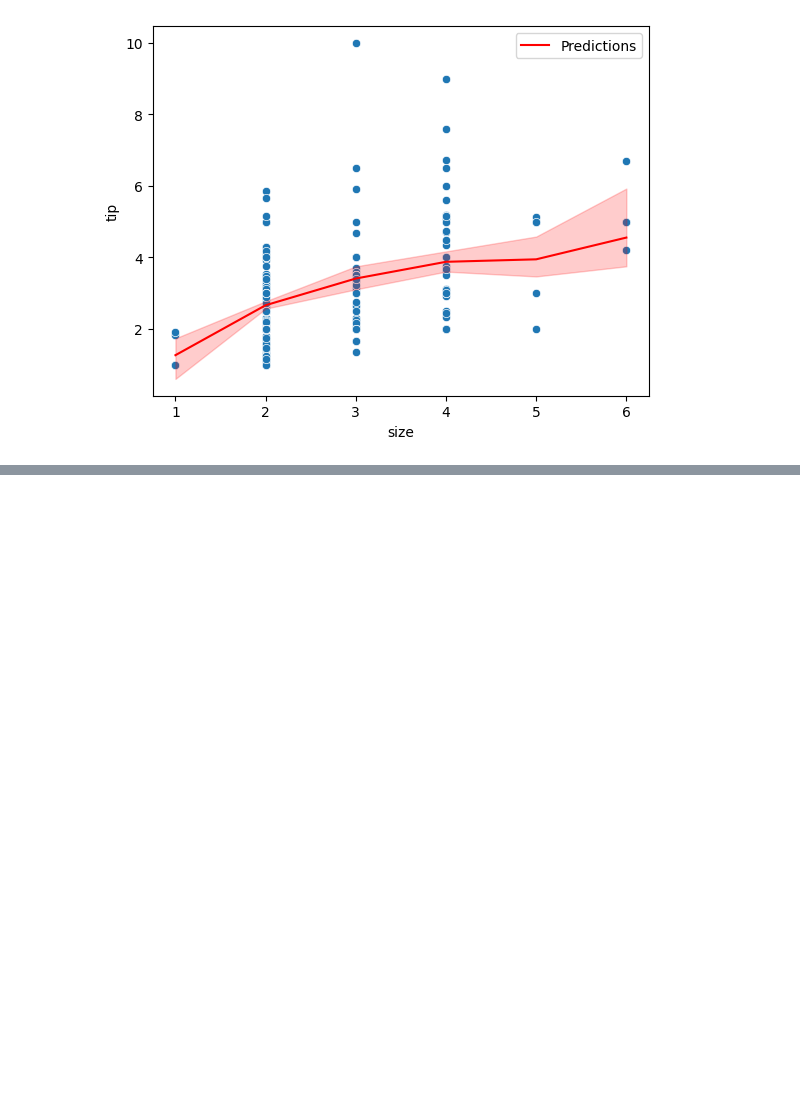
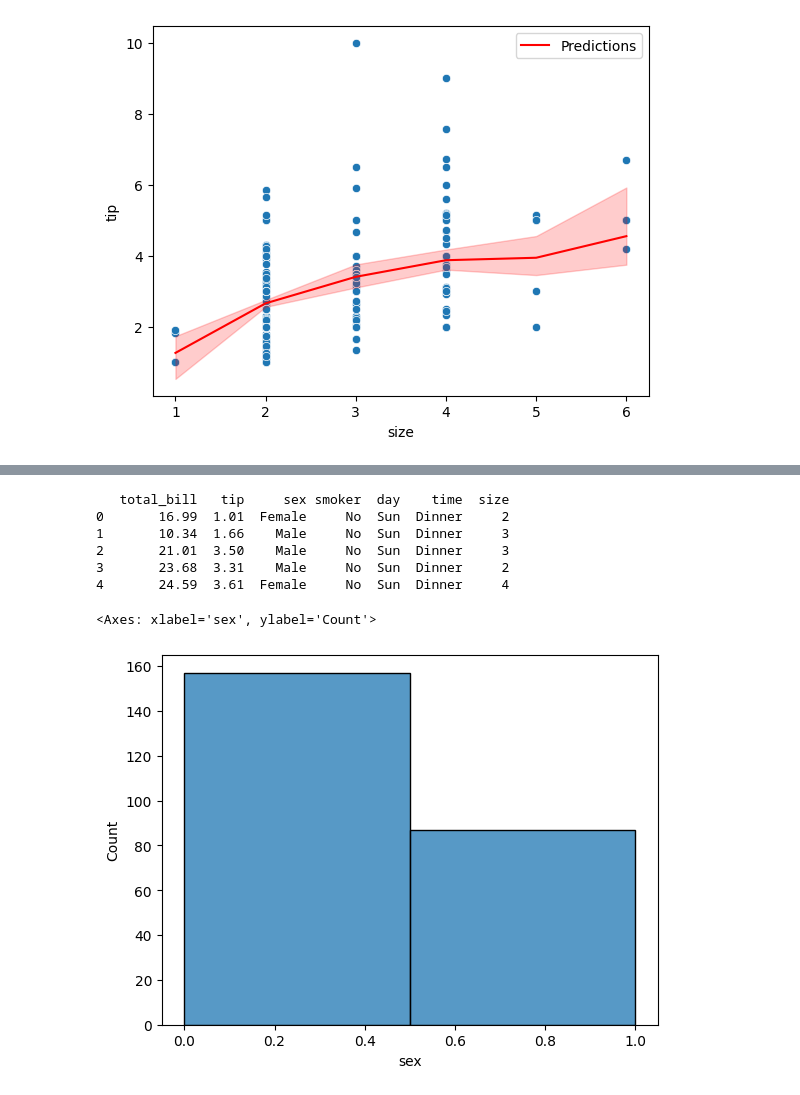
Before and after one commit to fjzamora93/Matlab_Seaborn_Scikit_TipTutorial, a Jupyter notebook: tips.ipynb, the cells around one changed output, grey strips where cells are left out. Cells and saved outputs as stored; diff of their text form; code cells hidden in the pictures; blank space fills up the shorter version.

```diff
--- a/tips.ipynb
+++ b/tips.ipynb
@@ -374,0 +433,27 @@ resultados
+# %%
+df2 = pd.read_csv('tips.csv')
+print(df2.head())
+#Ya de entrada podemos ver que la muestra está desbalanceada, ya que hay el doble de hombres que de mujeres
+
+# Creamos un nuevo dataframe y lo mapeamos para convertir categóricos en numéricos
+sex_mapping = {'Female': 1, 'Male': 0}
+df2['sex'] = df['sex'].map(sex_mapping)
+
+day_mapping = {'Thur': 0, 'Fri': 1, 'Sat': 2, 'Sun': 3}
+df2['day'] = df['day'].map(day_mapping)
+
+time_mapping = {'Dinner': 1, 'Lunch': 0}
+df2['time'] = df['time'].map(time_mapping)
+
+smoker_mapping = {'Yes': 1, 'No': 0}
+df2['smoker'] = df['smoker'].map(smoker_mapping)
+sns.histplot(df2['sex'], bins=2)
+# %% [output]
+   total_bill   tip     sex smoker  day    time  size
+0       16.99  1.01  Female     No  Sun  Dinner     2
+1       10.34  1.66    Male     No  Sun  Dinner     3
+2       21.01  3.50    Male     No  Sun  Dinner     3
+3       23.68  3.31    Male     No  Sun  Dinner     2
+4       24.59  3.61  Female     No  Sun  Dinner     4
+<Axes: xlabel='sex', ylabel='Count'>
+[figure, added]
```
Also changed, not shown: parts of 22 cells of this notebook, 2 other files.
